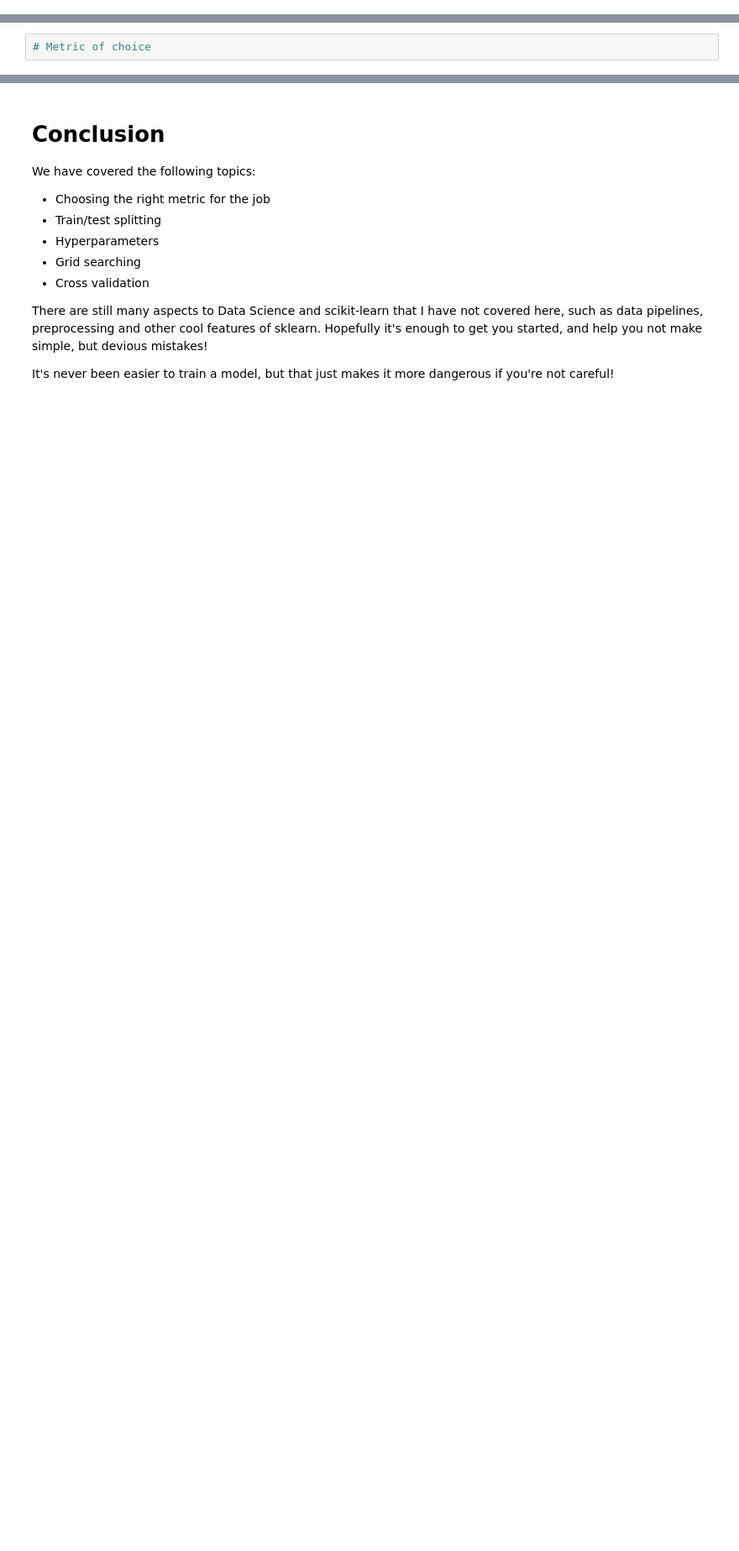
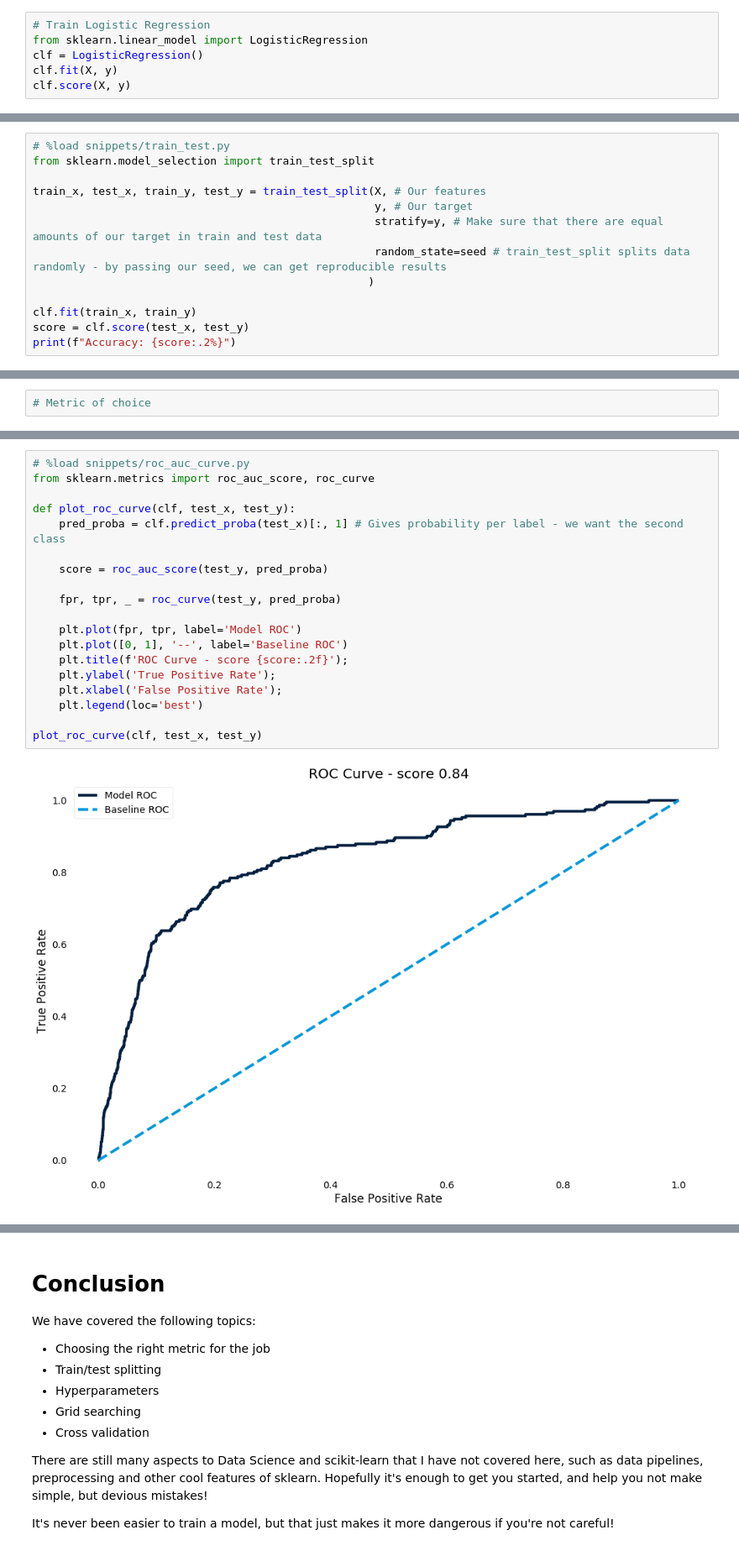
Before and after one commit to andersbogsnes/sklearn_tutorial, a Jupyter notebook: Travel Insurance Presentation.ipynb, the cells around one changed output, grey strips where cells are left out. Shown: that part at 84% size. Saved outputs shown, nothing was run; the diff lists cells and outputs as text; blank space fills up the shorter version.

```diff
--- a/Travel Insurance Presentation.ipynb
+++ b/Travel Insurance Presentation.ipynb
@@ -24,0 +61,6 @@ df = pd.read_csv('data/travel insurance.csv')
+# %%
+# Train Logistic Regression
+from sklearn.linear_model import LogisticRegression
+clf = LogisticRegression()
+clf.fit(X, y)
+clf.score(X, y)
@@ -24,0 +69,13 @@ df = pd.read_csv('data/travel insurance.csv')
+# %%
+# %load snippets/train_test.py
+from sklearn.model_selection import train_test_split
+
+train_x, test_x, train_y, test_y = train_test_split(X, # Our features
+                                                    y, # Our target
+                                                    stratify=y, # Make sure that there are equal amounts of our target in train and test data
+                                                    random_state=seed # train_test_split splits data randomly - by passing our seed, we can get reproducible results
+                                                   )
+
+clf.fit(train_x, train_y)
+score = clf.score(test_x, test_y)
+print(f"Accuracy: {score:.2%}")
@@ -44,0 +94,21 @@ df = pd.read_csv('data/travel insurance.csv')
+# %%
+# %load snippets/roc_auc_curve.py
+from sklearn.metrics import roc_auc_score, roc_curve
+
+def plot_roc_curve(clf, test_x, test_y):
+    pred_proba = clf.predict_proba(test_x)[:, 1] # Gives probability per label - we want the second class
+
+    score = roc_auc_score(test_y, pred_proba)
+
+    fpr, tpr, _ = roc_curve(test_y, pred_proba)
+
+    plt.plot(fpr, tpr, label='Model ROC')
+    plt.plot([0, 1], '--', label='Baseline ROC')
+    plt.title(f'ROC Curve - score {score:.2f}');
+    plt.ylabel('True Positive Rate');
+    plt.xlabel('False Positive Rate');
+    plt.legend(loc='best')
+
+plot_roc_curve(clf, test_x, test_y)
+# %% [output]
+[figure, added]
```
Also changed, not shown: parts of 28 cells of this notebook, 2 other files.
